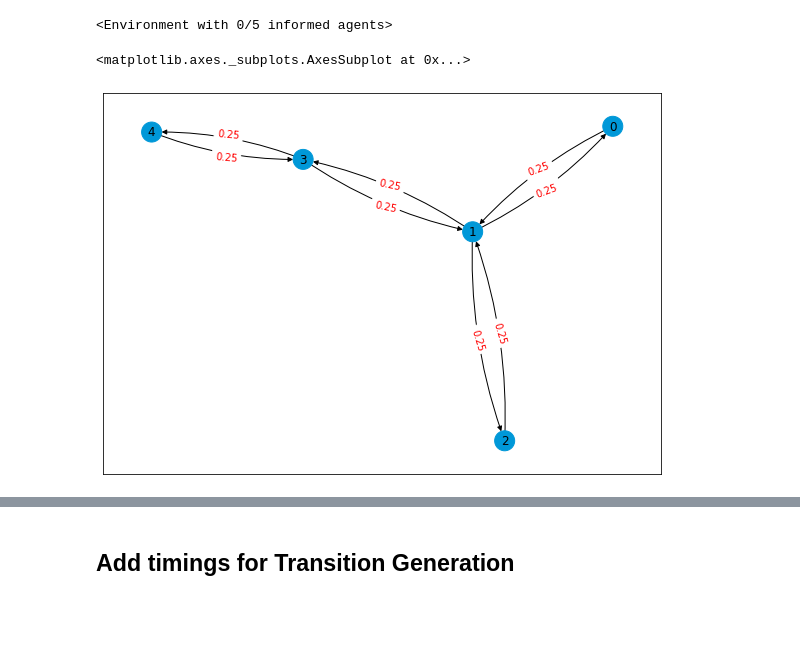
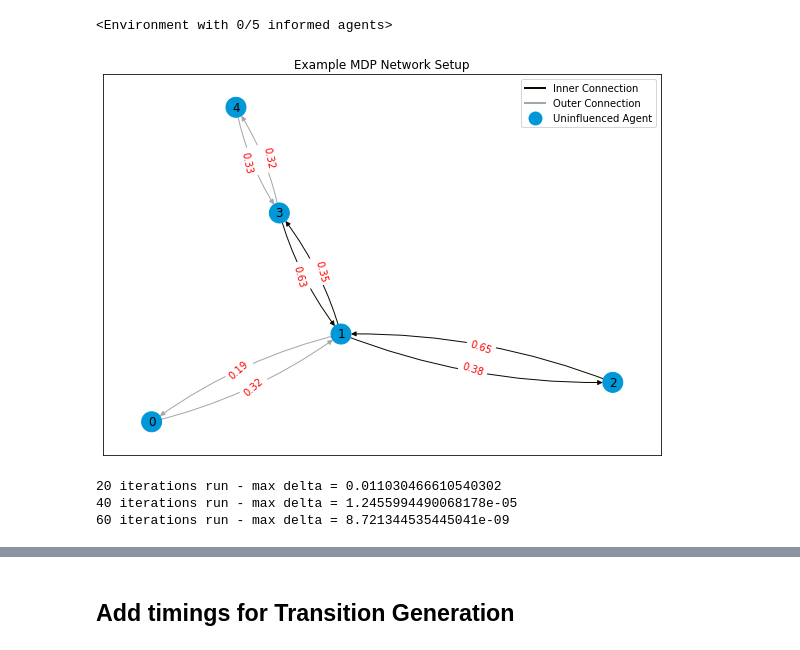
Before and after one commit to gpestre/CS182-final-project, a Jupyter notebook: notebooks/mdp_example.ipynb, the cells around one changed output, grey strips where cells are left out. Cells and saved outputs as stored; diff of their text form; code cells hidden in the pictures; blank space fills up the shorter version.

```diff
--- a/notebooks/mdp_example.ipynb
+++ b/notebooks/mdp_example.ipynb
@@ -17,22 +18,22 @@ from utils import initialize_rewards, initialize_values, policy_iteration
 ## Test Problem 1 - Inner Circle, Single Connectivity
 # %%
 agents = [
-    Agent(receptivity=0.5,persuasiveness=0.5),
-    Agent(receptivity=0.5,persuasiveness=0.5),
-    Agent(receptivity=0.5,persuasiveness=0.5),
-    Agent(receptivity=0.5,persuasiveness=0.5),
-    Agent(receptivity=0.5,persuasiveness=0.5),
+    Agent(receptivity=np.random.uniform(0.5,1.0), persuasiveness=np.random.uniform(0.5,1.0)),
+    Agent(receptivity=np.random.uniform(0.5,1.0), persuasiveness=np.random.uniform(0.5,1.0)),
+    Agent(receptivity=np.random.uniform(0.5,1.0), persuasiveness=np.random.uniform(0.5,1.0)),
+    Agent(receptivity=np.random.uniform(0.5,1.0), persuasiveness=np.random.uniform(0.5,1.0)),
+    Agent(receptivity=np.random.uniform(0.5,1.0), persuasiveness=np.random.uniform(0.5,1.0)),
 ]
 
 # Add some connections (only use inner circle):
-agents[0].inner_circle.append(agents[1].id)
-agents[1].inner_circle.append(agents[0].id)
+agents[0].outer_circle.append(agents[1].id)
+agents[1].outer_circle.append(agents[0].id)
 agents[1].inner_circle.append(agents[2].id)
 agents[2].inner_circle.append(agents[1].id)
 agents[1].inner_circle.append(agents[3].id)
 agents[3].inner_circle.append(agents[1].id)
-agents[3].inner_circle.append(agents[4].id)
-agents[4].inner_circle.append(agents[3].id)
+agents[3].outer_circle.append(agents[4].id)
+agents[4].outer_circle.append(agents[3].id)
 
 # - REMINDER - Do we want to have connections automatically propagate both ways when specified?
 
@@ -41,8 +42,31 @@ env = Environment(agents, seed=182)
 print(env)
 # %% [output]
 <Environment with 0/5 informed agents>
-# %%
-env.plot_network_graph(figsize=(10,7))
-# %% [output]
-<matplotlib.axes._subplots.AxesSubplot at 0x...>
-[figure, removed]
+# %%
+custom_legend1 = [Line2D([0], [0], color="#0f0a01", lw=2, label="Inner Connection"),
+                Line2D([0], [0], color="#a5a6a9", lw=2, label="Outer Connection"),
+                Line2D([0], [0], marker='o', color='w', markerfacecolor="#0098d8",
+                        markersize=15, label="Uninfluenced Agent")]
+# %%
+fig, ax1 = plt.subplots(figsize=(10,7))
+env.plot_network_graph(ax=ax1)
+ax1.set_title("Example MDP Network Setup")
+ax1.legend(handles=custom_legend1)
+plt.savefig('../data/images/simple_network_example1.png')
+plt.show()
+# %% [output]
+[figure, added]
+# %%
+env.update_transition_matrix(n_selected=1, model='exhaustive_fast')
+
+
+# Initialize a policy and MDP problem setup
+initial_policy = np.zeros(len(env.state_space), dtype=int)
+rewards = initialize_rewards(env.state_space)
+values = initialize_values(env.state_space)
+
+optimal_policy = policy_iteration(env, initial_policy, values, rewards, gamma = 0.99, epsilon=1e-8)
+# %% [output]
+20 iterations run - max delta = 0.011030466610540302
+40 iterations run - max delta = 1.2455994490068178e-05
+60 iterations run - max delta = 8.721344535445041e-09
```
Also changed, not shown: parts of 15 cells of this notebook, 1 other file.
